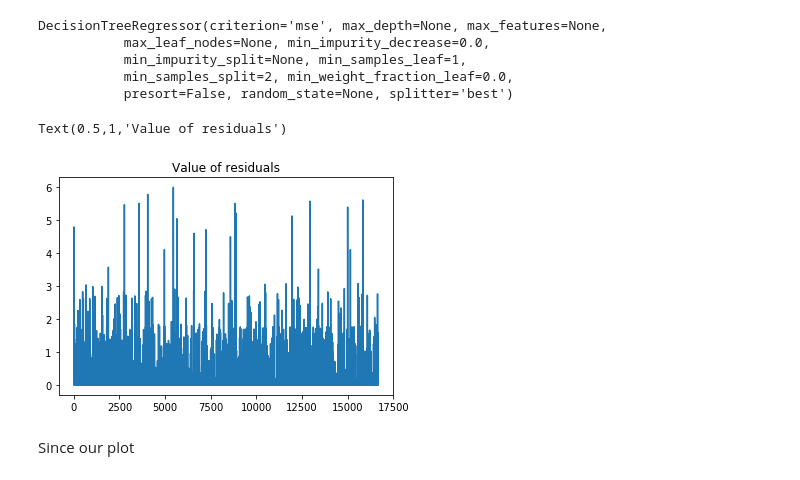
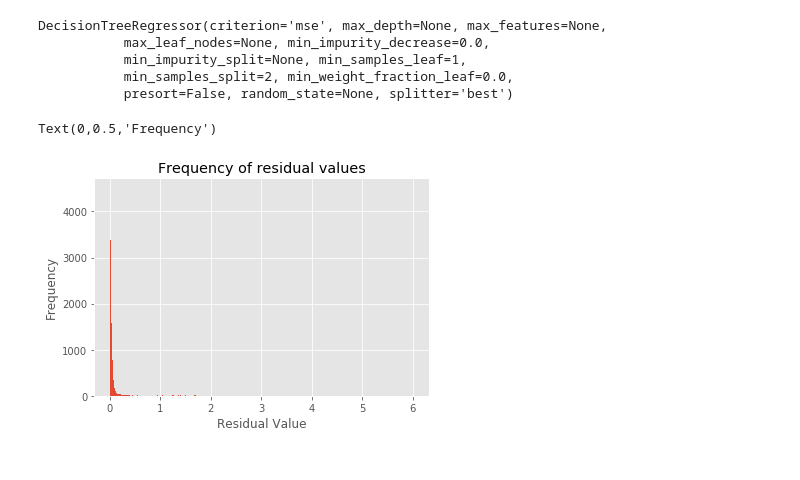
Before and after one commit to aahnn/redshift-calculator, a Jupyter notebook: RedshiftCalculator.ipynb, the cells around one changed output. Cells and saved outputs as stored; diff of their text form; code cells hidden in the pictures.

```diff
--- a/RedshiftCalculator.ipynb
+++ b/RedshiftCalculator.ipynb
@@ -34,13 +34,14 @@ DecisionTreeRegressor(criterion='mse', max_depth=None, max_features=None,
            min_samples_split=2, min_weight_fraction_leaf=0.0,
            presort=False, random_state=None, splitter='best')
 # %%
-# Generate predictions and create residuals plot
+# Generate predictions and plot residuals
 predictions = model.predict(testFeatures)
 residuals = abs(predictions - testTargets)
-plt.plot(residuals)
-plt.title('Value of residuals')
+plt.style.use('ggplot')
+plt.hist(residuals, bins=np.arange(min(residuals), max(residuals) + 0.01, 0.01))
+plt.title('Frequency of residual values')
+plt.xlabel('Residual Value')
+plt.ylabel('Frequency')
 # %% [output]
-Text(0.5,1,'Value of residuals')
+Text(0,0.5,'Frequency')
-[figure, old version]
+[figure, new version]
-# %% [markdown]
-Since our plot
```
Also changed, not shown: parts of 8 cells of this notebook.
